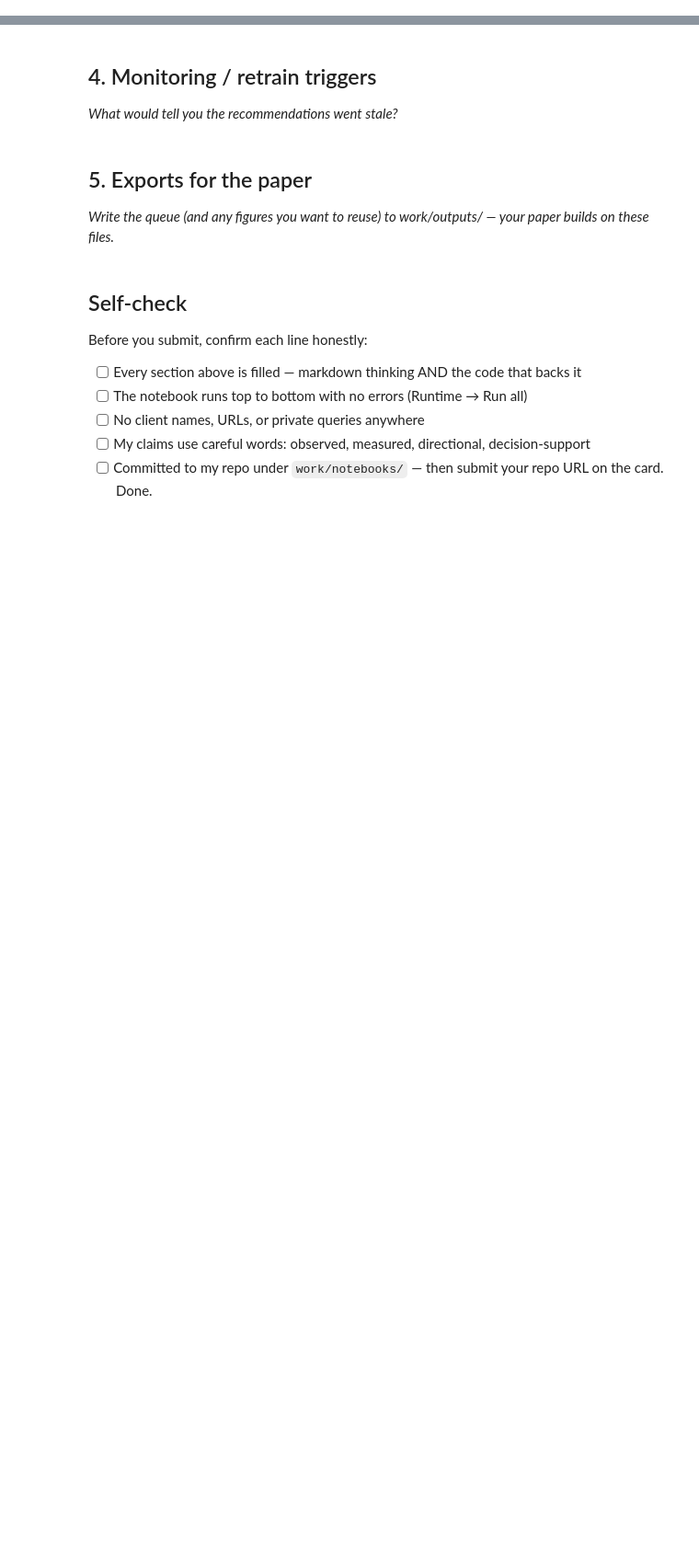
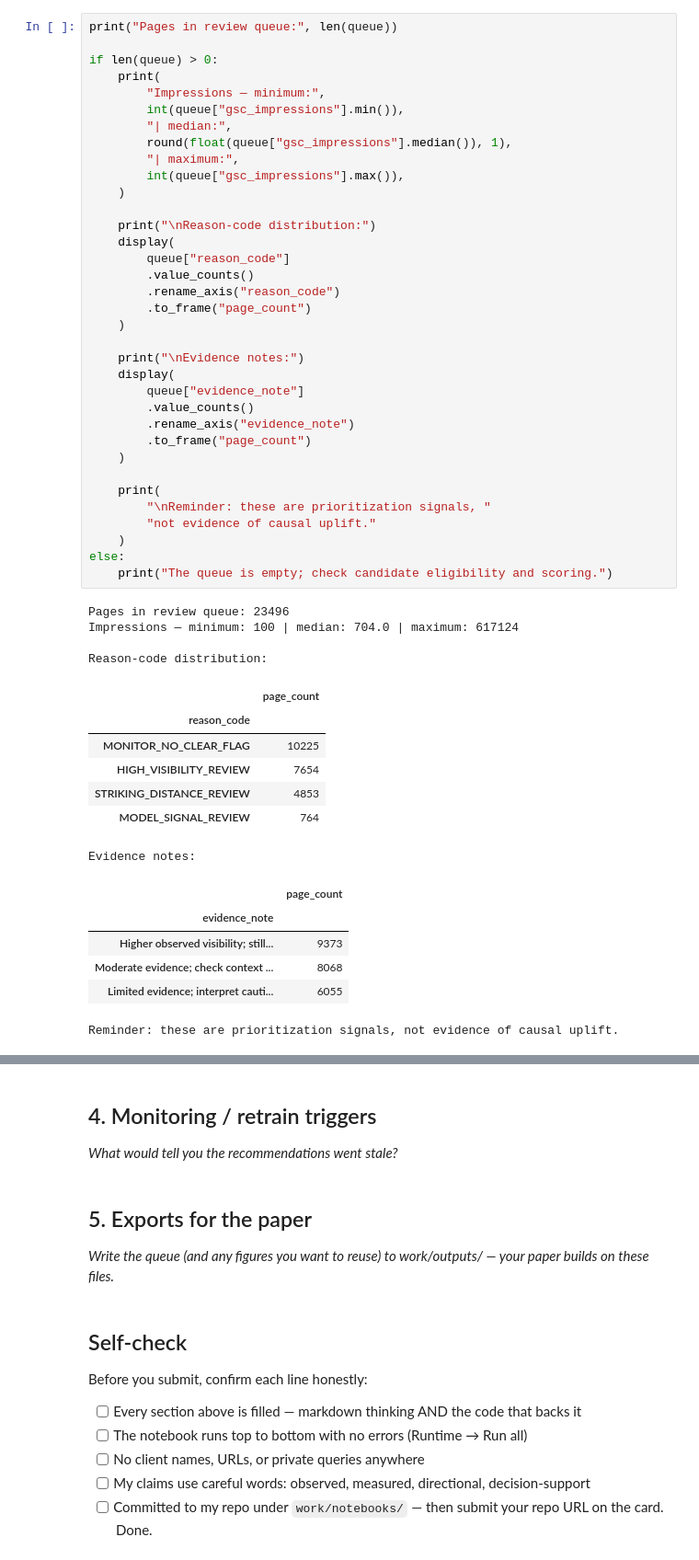
Before and after one commit to AliAlmasri7/FlyRank-ML, a Jupyter notebook: work/notebooks/w07_action_playbook.ipynb, the cells around one changed output, grey strips where cells are left out. Shown at 92% size. Cells and saved outputs as stored; diff of their text form; blank space fills up the shorter version.

```diff
--- a/work/notebooks/w07_action_playbook.ipynb
+++ b/work/notebooks/w07_action_playbook.ipynb
@@ -20,0 +533,53 @@ This skeleton is yours to fill. Work the sections **in order** — each one has
+# %%
+print("Pages in review queue:", len(queue))
+
+if len(queue) > 0:
+    print(
+        "Impressions — minimum:",
+        int(queue["gsc_impressions"].min()),
+        "| median:",
+        round(float(queue["gsc_impressions"].median()), 1),
+        "| maximum:",
+        int(queue["gsc_impressions"].max()),
+    )
+
+    print("\nReason-code distribution:")
+    display(
+        queue["reason_code"]
+        .value_counts()
+        .rename_axis("reason_code")
+        .to_frame("page_count")
+    )
+
+    print("\nEvidence notes:")
+    display(
+        queue["evidence_note"]
+        .value_counts()
+        .rename_axis("evidence_note")
+        .to_frame("page_count")
+    )
+
+    print(
+        "\nReminder: these are prioritization signals, "
+        "not evidence of causal uplift."
+    )
+else:
+    print("The queue is empty; check candidate eligibility and scoring.")
+# %% [output]
+Pages in review queue: 23496
+Impressions — minimum: 100 | median: 704.0 | maximum: 617124
+
+Reason-code distribution:
+|  | page_count |
+| reason_code |  |
+| MONITOR_NO_CLEAR_FLAG | 10225 |
+| HIGH_VISIBILITY_REVIEW | 7654 |
+| STRIKING_DISTANCE_REVIEW | 4853 |
+| MODEL_SIGNAL_REVIEW | 764 |
+Evidence notes:
+|  | page_count |
+| evidence_note |  |
+| Higher observed visibility; still... | 9373 |
+| Moderate evidence; check context ... | 8068 |
+| Limited evidence; interpret cauti... | 6055 |
+Reminder: these are prioritization signals, not evidence of causal uplift.
```
Also changed, not shown: parts of 10 cells of this notebook, 1 other file.
